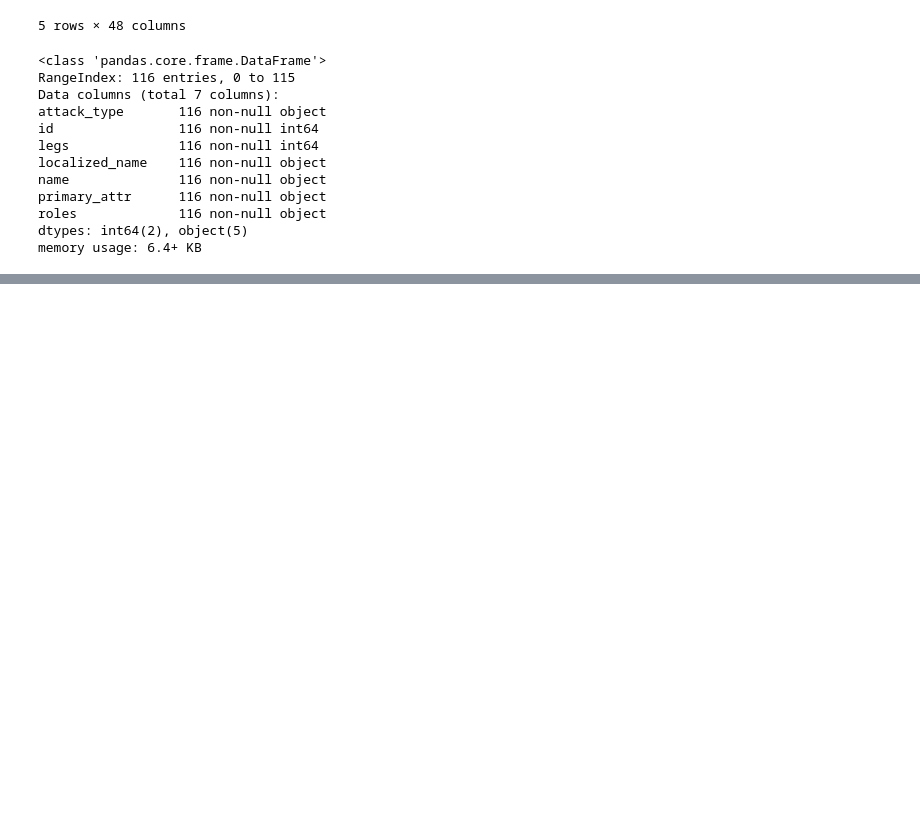
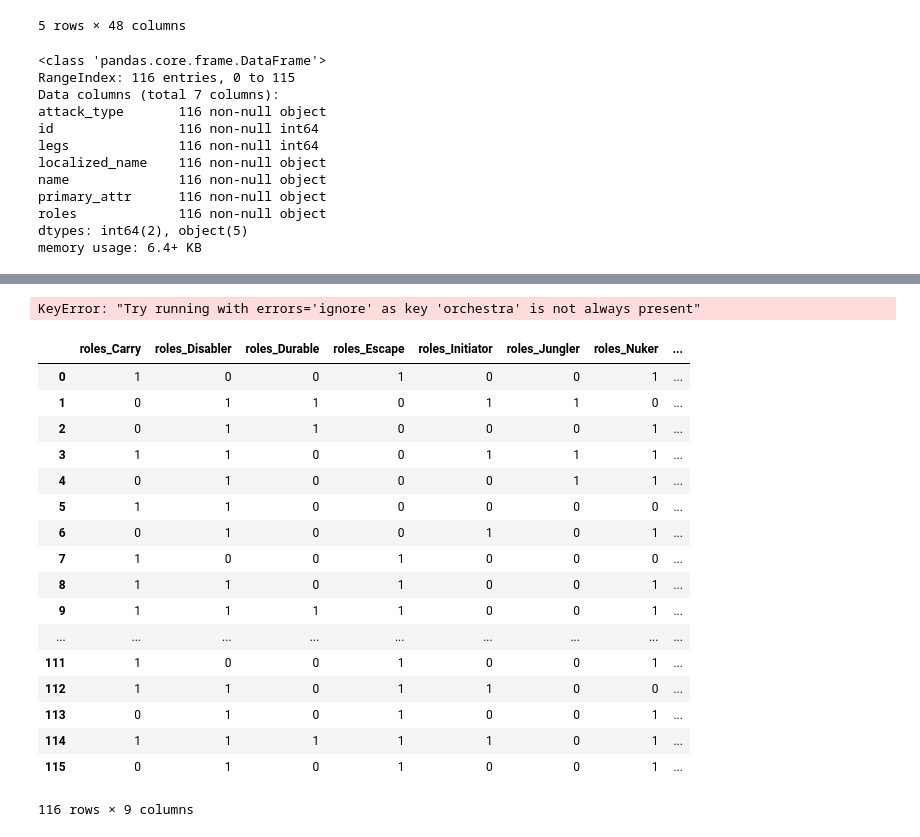
Before and after one commit to CowardlyBattleCat/DotaScience, a Jupyter notebook: DotaScience_EDA.ipynb, the cells around one changed output, grey strips where cells are left out. Saved outputs shown, nothing was run; the diff lists cells and outputs as text; code cells hidden in the pictures; blank space fills up the shorter version.

```diff
--- a/DotaScience_EDA.ipynb
+++ b/DotaScience_EDA.ipynb
@@ -625,0 +730,7 @@ memory usage: 6.4+ KB
+# %%
+# jumbled test code from online tutorial
+roles_df = json_normalize(data=hero_data, record_path='roles',
+                            meta=['id', 'orchestra','programID', 'season'])
+roles_df.head(3)
+# %% [output]
+KeyError: "Try running with errors='ignore' as key 'orchestra' is not always present"
@@ -626 +748,46 @@ memory usage: 6.4+ KB
+# %%
+def is_level_in_col(column, level):
+    """"""
+    if type(column) != list:
+        return 0
+    elif level in column:
+        return 1
+    else:
+        return 0
+# %%
+def clean_df(df, column: str):
+    """"""
+    return df.drop(labels=column, axis=1)
+# %%
+def make_list_dummies(df, column: str):
+    dummies_df = pd.DataFrame(df[column].copy())
+    for level in make_unique_list(dummies_df[column]):
+        dummies_df[f'{column}_{level.replace(" ", "-")}'] = dummies_df[column].apply(
+            lambda col: is_level_in_col(col, level)
+        )
+    dummies_df = clean_df(df=dummies_df, column=column)
+    return dummies_df
+# %%
+roles_df = make_list_dummies(hero_data_df, 'roles')
+# %%
+roles_df
+# %% [output]
+|  | roles_Carry | roles_Disabler | roles_Durable | roles_Escape | roles_Initiator | roles_Jungler | roles_Nuker | ... |
+| 0 | 1 | 0 | 0 | 1 | 0 | 0 | 1 | ... |
+| 1 | 0 | 1 | 1 | 0 | 1 | 1 | 0 | ... |
+| 2 | 0 | 1 | 1 | 0 | 0 | 0 | 1 | ... |
+| 3 | 1 | 1 | 0 | 0 | 1 | 1 | 1 | ... |
+| 4 | 0 | 1 | 0 | 0 | 0 | 1 | 1 | ... |
+| 5 | 1 | 1 | 0 | 0 | 0 | 0 | 0 | ... |
+| 6 | 0 | 1 | 0 | 0 | 1 | 0 | 1 | ... |
+| 7 | 1 | 0 | 0 | 1 | 0 | 0 | 0 | ... |
+| 8 | 1 | 1 | 0 | 1 | 0 | 0 | 1 | ... |
+| 9 | 1 | 1 | 1 | 1 | 0 | 0 | 1 | ... |
+| ... | ... | ... | ... | ... | ... | ... | ... | ... |
+| 111 | 1 | 0 | 0 | 1 | 0 | 0 | 1 | ... |
+| 112 | 1 | 1 | 0 | 1 | 1 | 0 | 0 | ... |
+| 113 | 0 | 1 | 0 | 1 | 0 | 0 | 1 | ... |
+| 114 | 1 | 1 | 1 | 1 | 1 | 0 | 1 | ... |
+| 115 | 0 | 1 | 0 | 1 | 0 | 0 | 1 | ... |
+116 rows × 9 columns
 # %%
```
Also changed, not shown: parts of 20 cells of this notebook.
